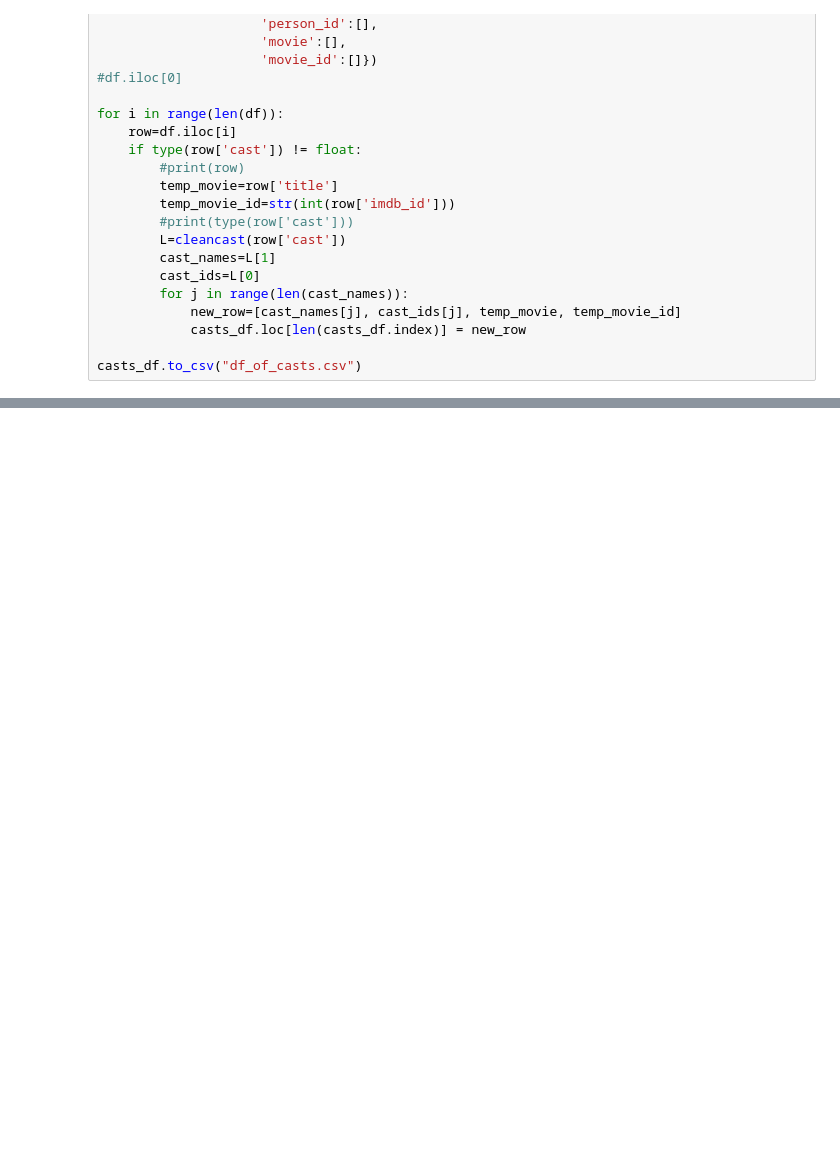
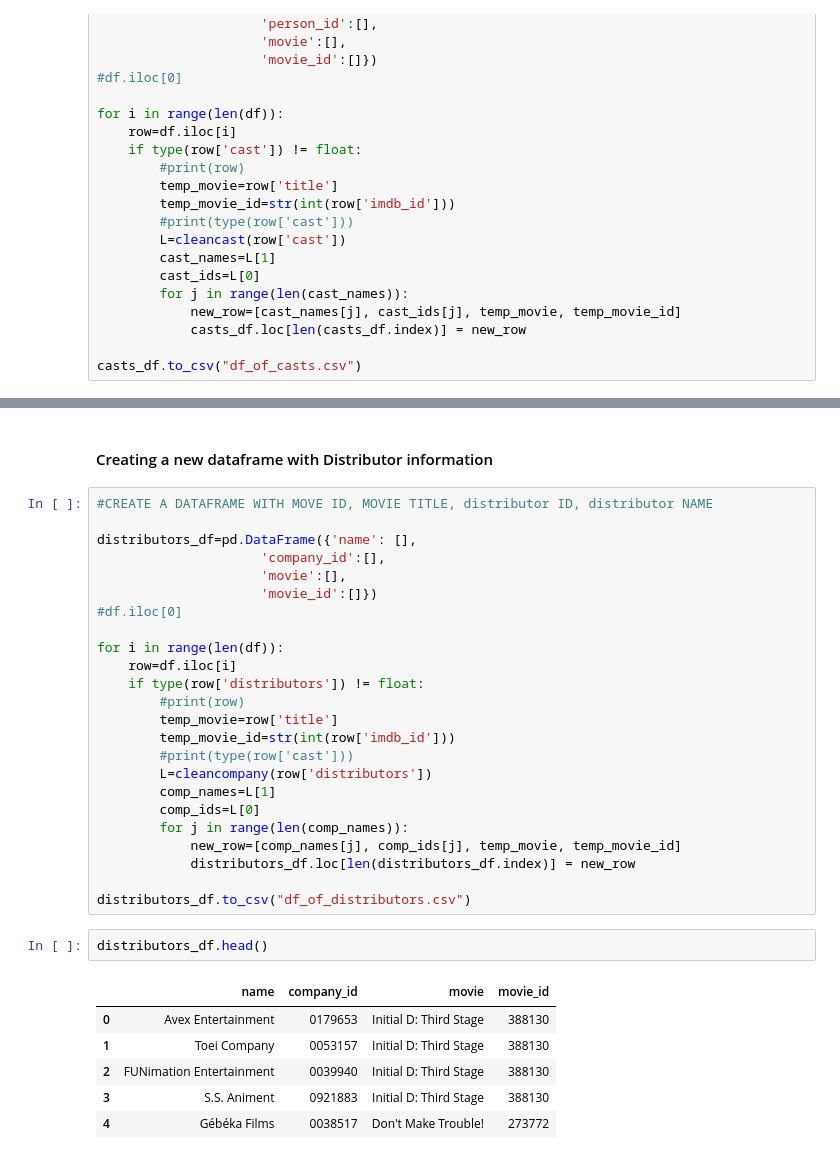
Before and after one commit to wrlaxboy151/may22-lunar-outpost, a Jupyter notebook: Making a DataFrame of Animated Movies 2.ipynb, the cells around one changed output, grey strips where cells are left out. Saved outputs shown, nothing was run; the diff lists cells and outputs as text; blank space fills up the shorter version.

```diff
--- a/Making a DataFrame of Animated Movies 2.ipynb
+++ b/Making a DataFrame of Animated Movies 2.ipynb
@@ -241,0 +321,35 @@ newstring
+# %% [markdown]
+#### Creating a new dataframe with Distributor information
+# %%
+#CREATE A DATAFRAME WITH MOVE ID, MOVIE TITLE, distributor ID, distributor NAME
+
+distributors_df=pd.DataFrame({'name': [],
+                     'company_id':[],
+                     'movie':[],
+                     'movie_id':[]})
+#df.iloc[0]
+
+for i in range(len(df)):
+    row=df.iloc[i]
+    if type(row['distributors']) != float:
+        #print(row)
+        temp_movie=row['title']
+        temp_movie_id=str(int(row['imdb_id']))
+        #print(type(row['cast']))
+        L=cleancompany(row['distributors'])
+        comp_names=L[1]
+        comp_ids=L[0]
+        for j in range(len(comp_names)):
+            new_row=[comp_names[j], comp_ids[j], temp_movie, temp_movie_id]
+            distributors_df.loc[len(distributors_df.index)] = new_row
+
+distributors_df.to_csv("df_of_distributors.csv")
+# %%
+distributors_df.head()
+# %% [output]
+|  | name | company_id | movie | movie_id |
+| 0 | Avex Entertainment | 0179653 | Initial D: Third Stage | 388130 |
+| 1 | Toei Company | 0053157 | Initial D: Third Stage | 388130 |
+| 2 | FUNimation Entertainment | 0039940 | Initial D: Third Stage | 388130 |
+| 3 | S.S. Animent | 0921883 | Initial D: Third Stage | 388130 |
+| 4 | Gébéka Films | 0038517 | Don't Make Trouble! | 273772 |
```
Also changed, not shown: parts of 12 cells of this notebook, 3 other files.
